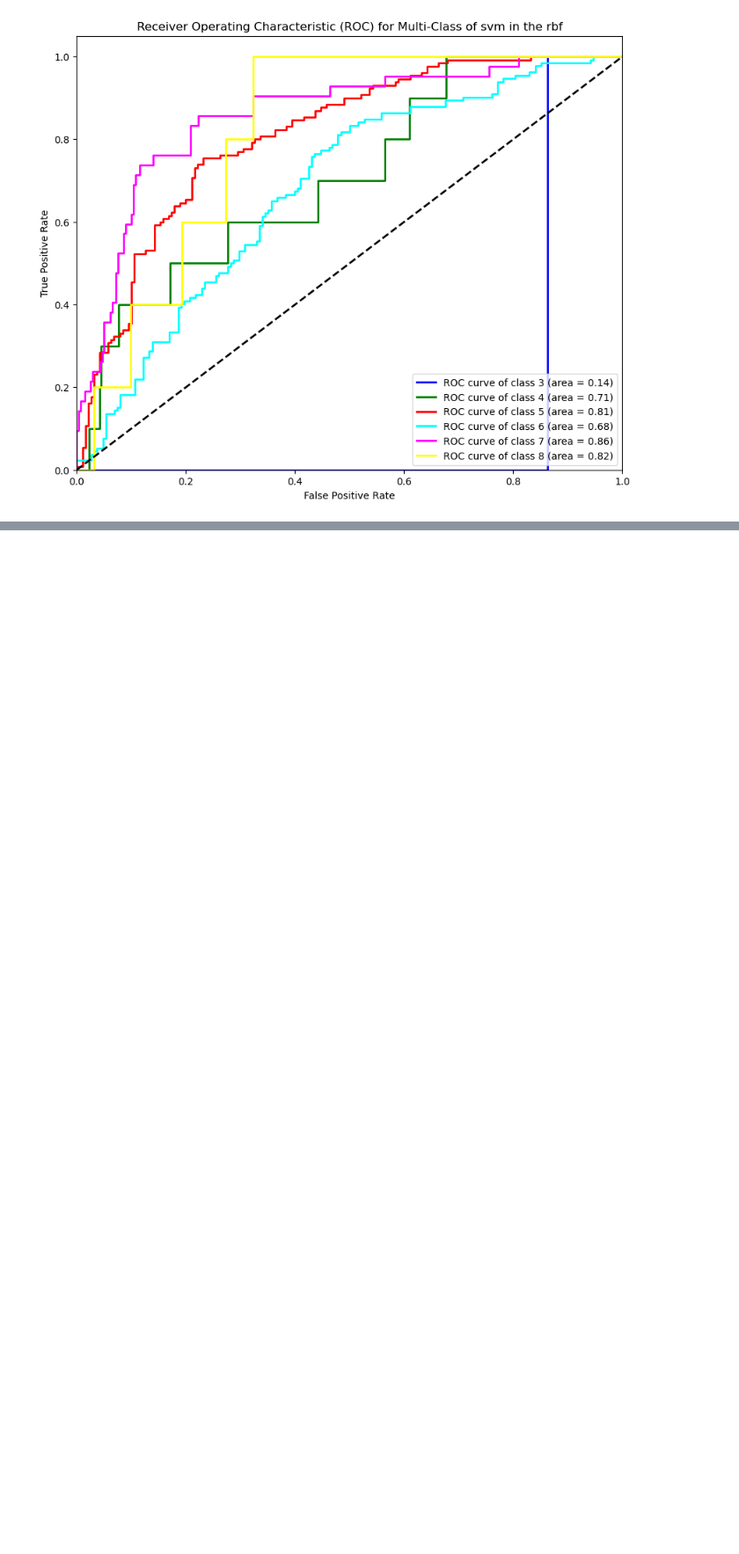
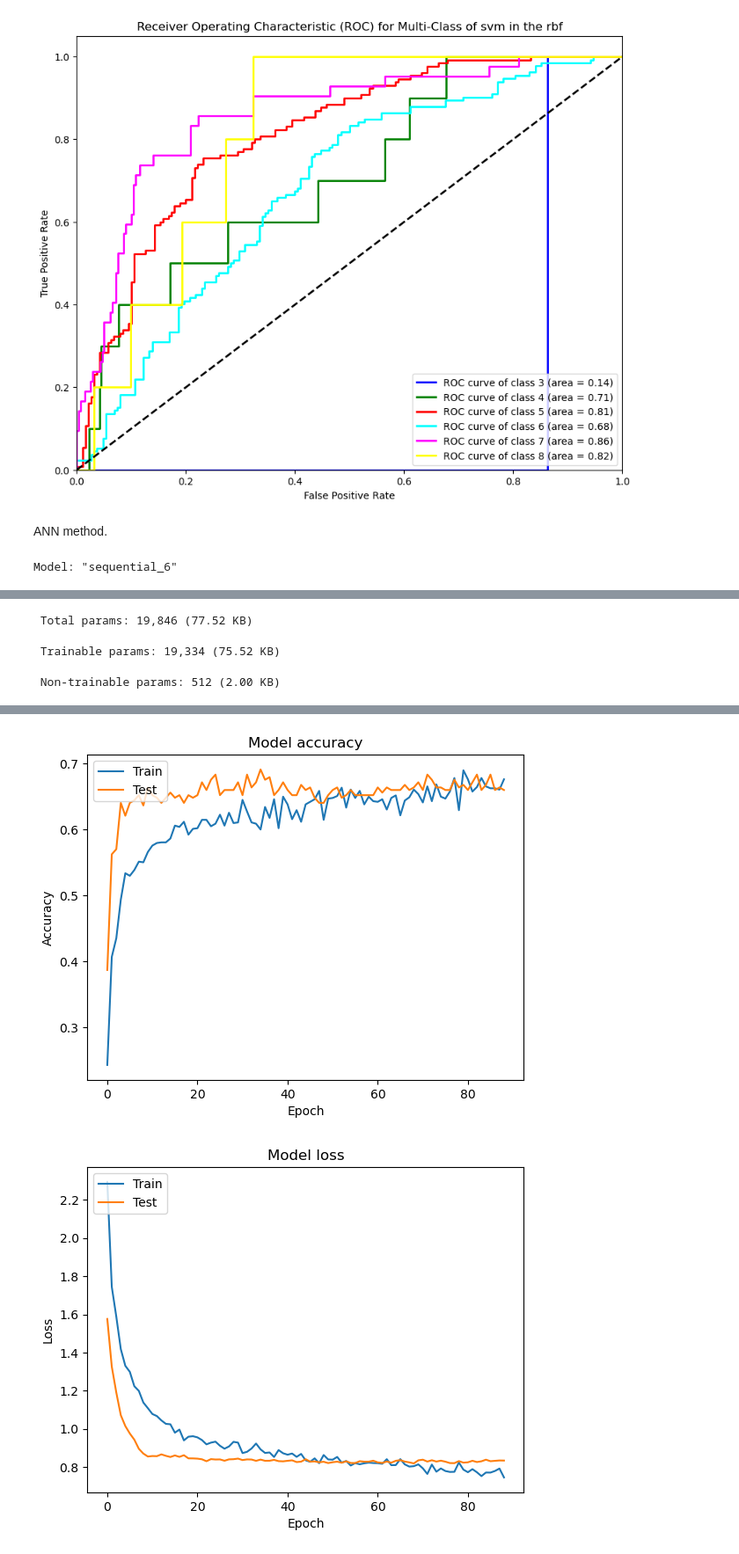
Before and after one commit to rpi11/DSAN5300-final_project, a Jupyter notebook: Classification.ipynb, the cells around one changed output, grey strips where cells are left out. Shown at 88% size. Saved outputs shown, nothing was run; the diff lists cells and outputs as text; code cells hidden in the pictures; blank space fills up the shorter version.

```diff
--- a/Classification.ipynb
+++ b/Classification.ipynb
@@ -332,3 +360,77 @@ plt.legend(loc="lower right")
 plt.show()
 # %% [output]
 [figure]
+# %% [markdown]
+ANN method.
+# %%
+from tensorflow.keras.models import Sequential
+from tensorflow.keras.layers import Dense, Dropout, BatchNormalization
+from tensorflow.keras.utils import to_categorical
+from tensorflow.keras.callbacks import EarlyStopping, ReduceLROnPlateau
+from tensorflow.keras.initializers import HeNormal
+
+# Assuming y_train and y_test are your target variables for training and test sets
+
+# Convert target variables to categorical (one-hot encoding)
+y_train_encoded = to_categorical(y_train - 3)  # Adjust based on your target variable's minimum value
+y_test_encoded = to_categorical(y_test - 3)
+
+# Initialize the model
+model = Sequential([
+    Dense(128, activation='relu', input_shape=(X_train_normalized.shape[1],), kernel_initializer=HeNormal()),
+    BatchNormalization(),
+    Dropout(0.3),
+    Dense(128, activation='relu', kernel_initializer=HeNormal()),
+    BatchNormalization(),
+    Dropout(0.3),
+    Dense(y_train_encoded.shape[1], activation='softmax')  # Output layer
+])
+
+# Compile the model
+model.compile(optimizer='adam',
+              loss='categorical_crossentropy',
+              metrics=['accuracy'])
+
+# Model summary
+model.summary()
+
+# Early stopping and learning rate reduction on plateau
+early_stopping = EarlyStopping(monitor='val_loss', patience=20, restore_best_weights=True)
+reduce_lr = ReduceLROnPlateau(monitor='val_loss', factor=0.2, patience=5, min_lr=0.001)
+
+history = model.fit(X_train_normalized, y_train_encoded, epochs=500, batch_size=32, validation_split=0.2, verbose=2, callbacks=[early_stopping, reduce_lr])
+# Evaluate the model on the test set
+test_loss, test_accuracy = model.evaluate(X_test_normalized, y_test_encoded, verbose=2)
+test_accuracy
+import matplotlib.pyplot as plt
+
+# Plot training & validation accuracy values
+plt.plot(history.history['accuracy'])
+plt.plot(history.history['val_accuracy'])
+plt.title('Model accuracy')
+plt.ylabel('Accuracy')
+plt.xlabel('Epoch')
+plt.legend(['Train', 'Test'], loc='upper left')
+plt.show()
+
+# Plot training & validation loss values
+plt.plot(history.history['loss'])
+plt.plot(history.history['val_loss'])
+plt.title('Model loss')
+plt.ylabel('Loss')
+plt.xlabel('Epoch')
+plt.legend(['Train', 'Test'], loc='upper left')
+plt.show()
+
+from sklearn.metrics import confusion_matrix, ConfusionMatrixDisplay
+
+# Predict classes
+y_pred = model.predict(X_test)
+y_pred_classes = np.argmax(y_pred, axis=1)
+
+# Confusion matrix
+cm = confusion_matrix(y_test - 3, y_pred_classes)  # Adjust based on your target variable's minimum value
+ConfusionMatrixDisplay(confusion_matrix=cm).plot()
+plt.show()
+# %% [output]
+Model: "sequential_6"
@@ -334,0 +456,3 @@ plt.show()
+ Total params: 19,846 (77.52 KB)
+ Trainable params: 19,334 (75.52 KB)
+ Non-trainable params: 512 (2.00 KB)
@@ -334,0 +476,2 @@ plt.show()
+[figure, added]
+[figure, added]
```
Also changed, not shown: parts of 12 cells of this notebook.
